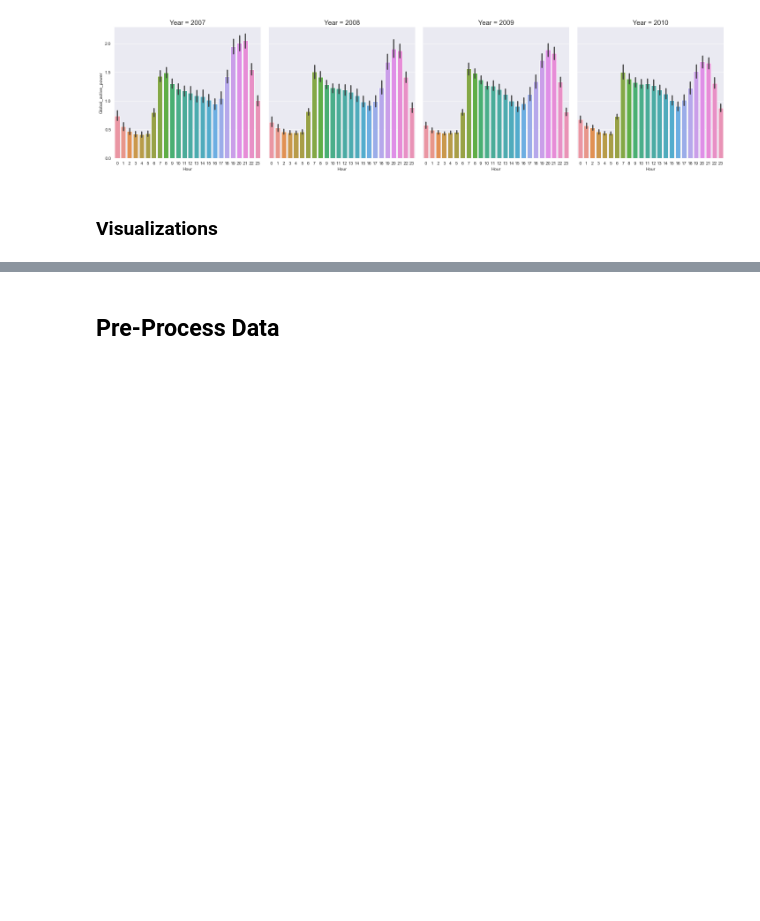
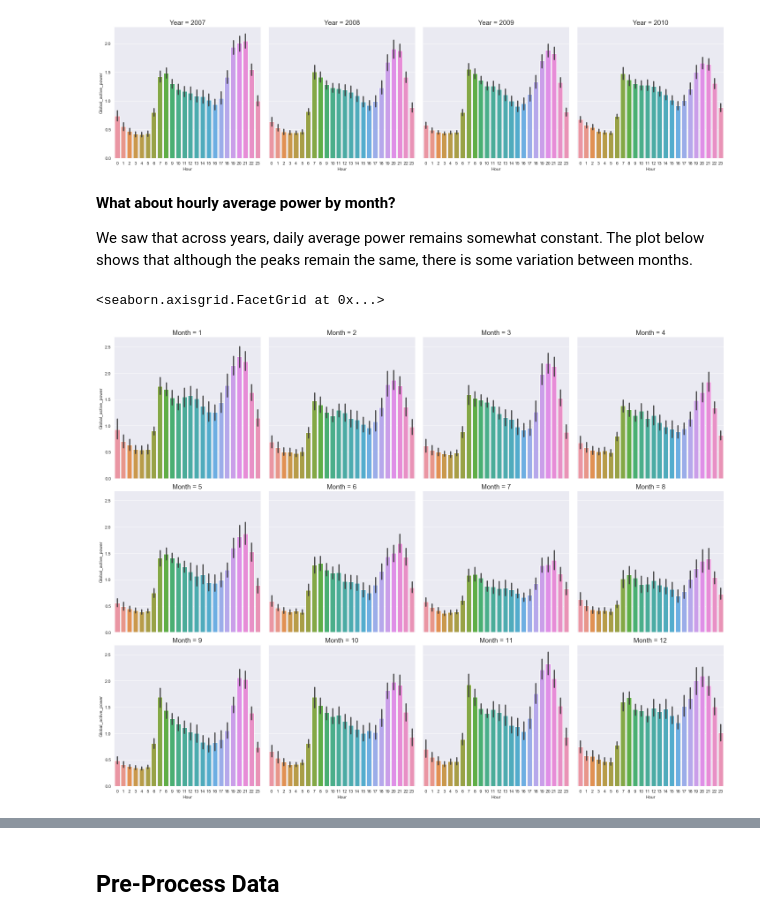
Before and after one commit to mkivenson/Household-Power-Consumption, a Jupyter notebook: Energy_Analysis.ipynb, the cells around one changed output, grey strips where cells are left out. Cells and saved outputs as stored; diff of their text form; code cells hidden in the pictures; blank space fills up the shorter version.

```diff
--- a/Energy_Analysis.ipynb
+++ b/Energy_Analysis.ipynb
@@ -158,5 +225,18 @@ hour_plot.set_titles(size = 15)
 # %% [output]
 <seaborn.axisgrid.FacetGrid at 0x...>
 [figure]
-# %% [markdown]
-### Visualizations
+# %% [markdown]
+**What about hourly average power by month?**
+
+We saw that across years, daily average power remains somewhat constant. The plot below shows that although the peaks remain the same, there is some variation between months.
+# %%
+current_palette = sns.color_palette("Paired")
+
+hour_plot2 = sns.catplot(x="Hour", y="Global_active_power", data=energy_hourly_summary.query("Year != 2006"),
+           kind="bar",
+           col="Month",
+           col_wrap = 4)
+hour_plot2.set_titles(size = 15)
+# %% [output]
+<seaborn.axisgrid.FacetGrid at 0x...>
+[figure, added]
```
Also changed, not shown: parts of 63 cells of this notebook, 2 other files.
